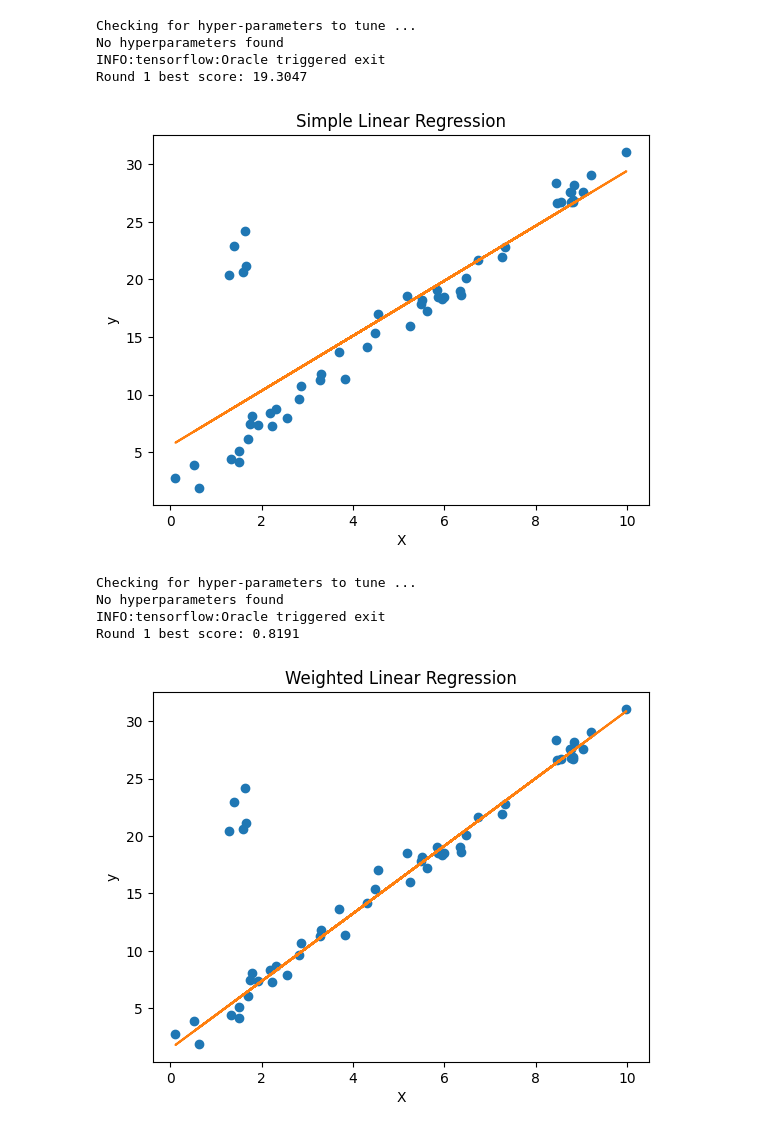
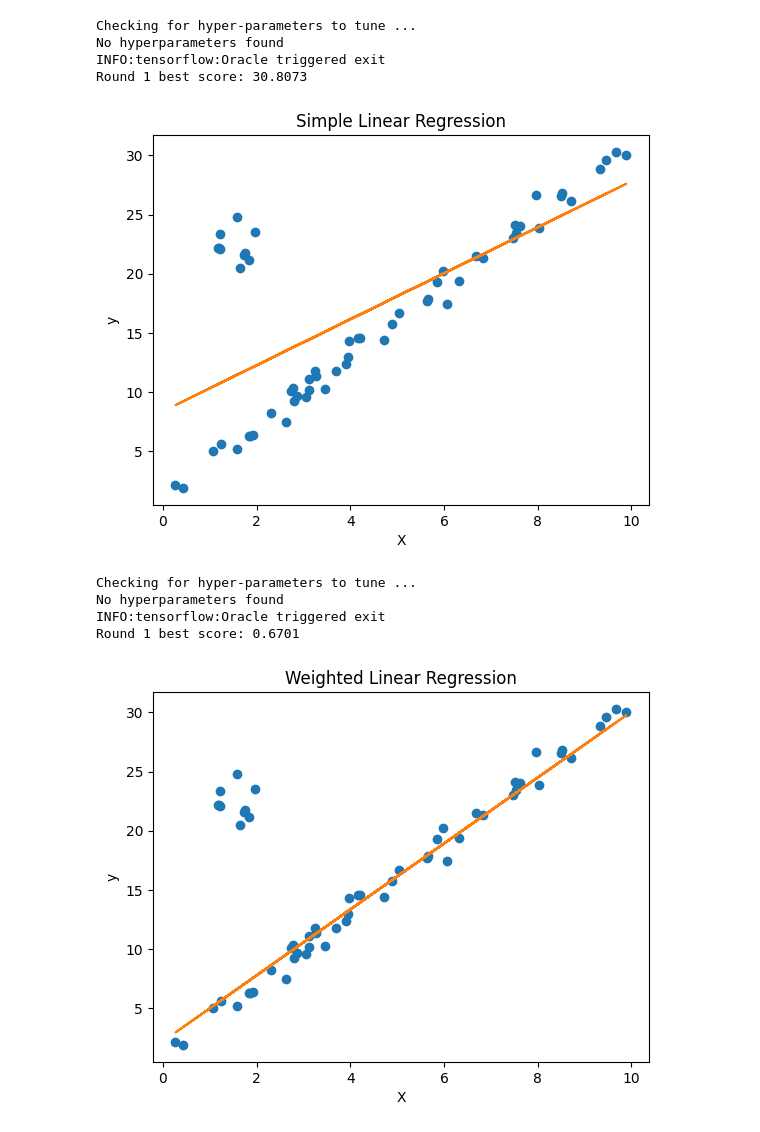
Before and after one commit to touzov1012/quik-ai, a Jupyter notebook: samples/simple_linear_regression/simple_linear_regression.ipynb, the cells around one changed output. Cells and saved outputs as stored; diff of their text form; code cells hidden in the pictures.

```diff
--- a/samples/simple_linear_regression/simple_linear_regression.ipynb
+++ b/samples/simple_linear_regression/simple_linear_regression.ipynb
@@ -65,39 +68,39 @@ plt.show()
 # %%
 # add some outliers
-n_o = 5
+n_o = 10
 outliers = pd.DataFrame({
     'X' : np.random.uniform(1, 2, n_o),
     'y' : np.random.uniform(20, 25, n_o),
 })
 
 # append to data
 data = pd.concat([data, outliers], ignore_index=True)
 
 # create the driver
 driver = qa.Driver(data, data, data, 'adam', batch_size=5)
 
 # recreate the model
-model = qa.models.ResNet('y', head, predictors, driver, model_dim=1, blocks=0, activation='relu', dropout=0, projection_scale=1)
+model = qa.models.ResNet('y', head, predictors, driver, model_dim=20, blocks=0, activation='relu', dropout=0, projection_scale=1)
 
 # train the model again
 model.train()
 
 # predicting y
 y_pred = model.predict(data, verbose=0)
 
 # Visualising the Training set results
 plt.scatter(data.X, data.y, color = 'C0')
 plt.plot(data.X, y_pred, color = 'C1')
 plt.title('Simple Linear Regression')
 plt.xlabel('X')
 plt.ylabel('y')
 plt.show()
 # %% [output]
 Checking for hyper-parameters to tune ...
 No hyperparameters found
 INFO:tensorflow:Oracle triggered exit
-Round 1 best score: 19.3047
+Round 1 best score: 30.8073
-[figure, old version]
+[figure, new version]
 # %%
 # append to data
 data['w'] = [1] * n + [0] * n_o
@@ -106,7 +109,7 @@ data['w'] = [1] * n + [0] * n_o
 driver = qa.Driver(data, data, data, 'adam', batch_size=5, weights_column='w')
 
 # recreate the model
-model = qa.models.ResNet('y', head, predictors, driver, model_dim=1, blocks=0, activation='relu', dropout=0, projection_scale=1)
+model = qa.models.ResNet('y', head, predictors, driver, model_dim=20, blocks=0, activation='relu', dropout=0, projection_scale=1)
 
 # train the model again
 model.train()
@@ -125,5 +128,5 @@ plt.show()
 Checking for hyper-parameters to tune ...
 No hyperparameters found
 INFO:tensorflow:Oracle triggered exit
-Round 1 best score: 0.8191
+Round 1 best score: 0.6701
-[figure, old version]
+[figure, new version]
```
Also changed, not shown: parts of 4 cells of this notebook, 12 other files.
